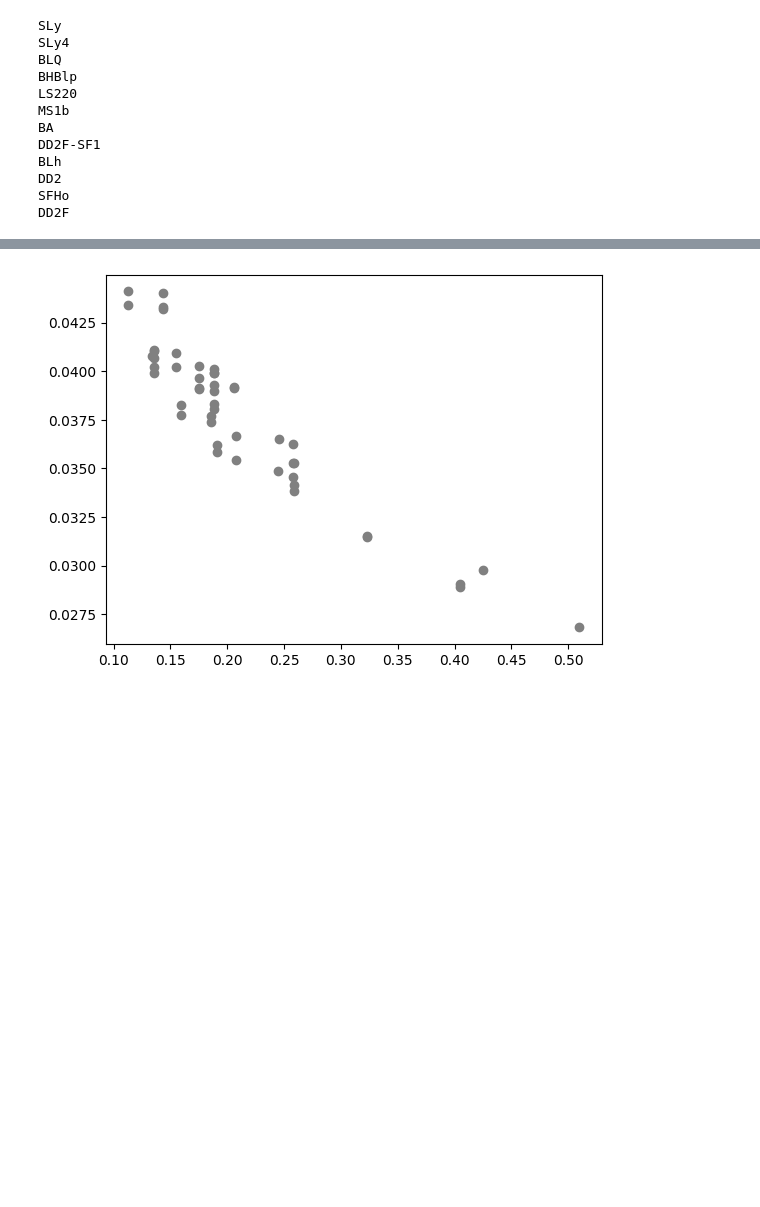
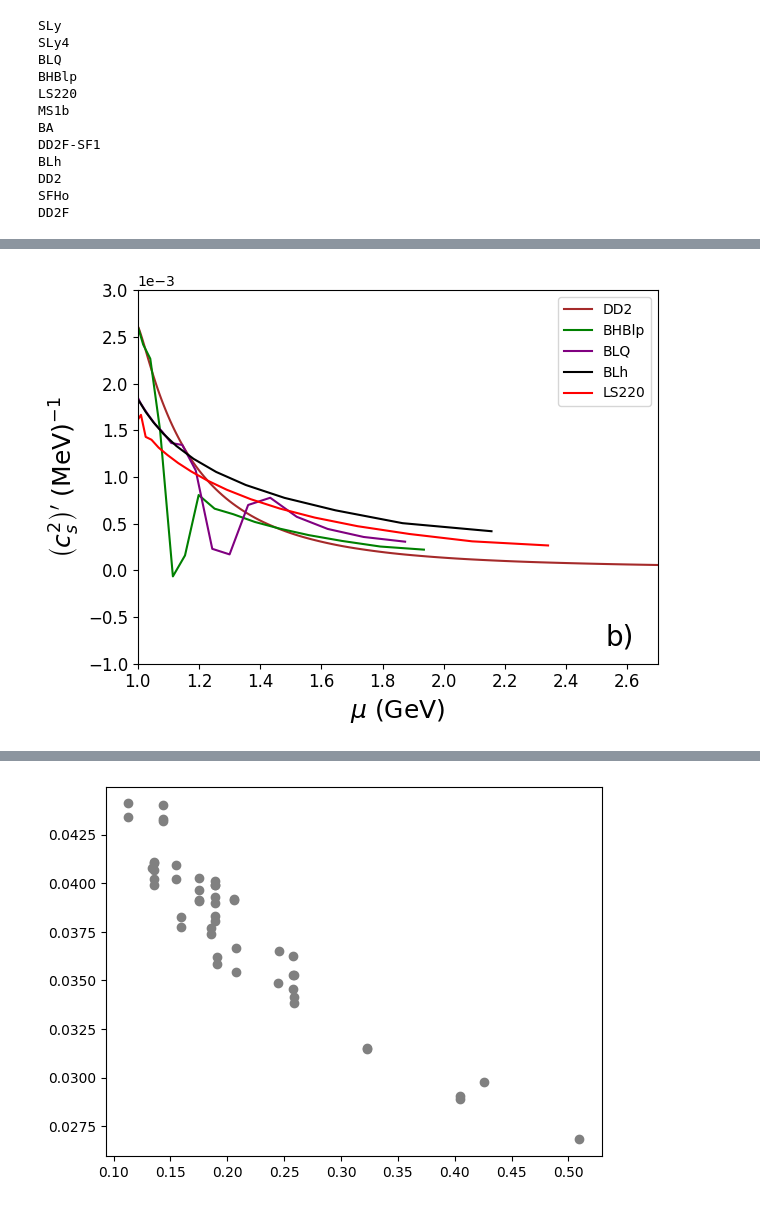
Before and after one commit to astro-man98/High_Density_Sound_Speed, a Jupyter notebook: cs2_mf2_analysis.ipynb, the cells around one changed output, grey strips where cells are left out. Drawn from its saved outputs; the diff is of its cells as text; code cells hidden in the pictures; blank space fills up the shorter version.

```diff
--- a/cs2_mf2_analysis.ipynb
+++ b/cs2_mf2_analysis.ipynb
@@ -118,6 +140,9 @@ RVSS_Mf2_list_1p35 = (2.7)*(RVSS_f2_list_1p35)*1000/freq_code_u_to_hz
 core_mvr_data = {}
 core_m_cs2_mub_Vavg_interp = {}
 core_M_pcentral_interp = {}
+core_M_R_interp = {}
+max_mass_core = {}
+
 
 for file in os.listdir('./MVR/CORE'):
     file_split = file.split("_")
@@ -126,3 +151,5 @@ for file in os.listdir('./MVR/CORE'):
     core_mvr_data[eos] = mvr_data
     core_m_cs2_mub_Vavg_interp[eos] = interp1d(mvr_data[:,0],mvr_data[:,6])
     core_M_pcentral_interp[eos] = interp1d(mvr_data[:,0],p_central)
+    core_M_R_interp[eos] = interp1d(core_mvr_data[eos][:,0],core_mvr_data[eos][:,1])
+    max_mass_core[eos] = max(mvr_data[:,0])
@@ -447,0 +382,27 @@ DD2F
+# %%
+axes_label_fontsize = 18
+tick_label_fontsize = 12
+text_fontsize = 20
+
+cs2p_mub_fig,cs2p_mub_axes = plt.subplots(1)
+for eos_name in core_subeos:
+    cs2p_mub_axes.plot(eos_mub[eos_name]/1000,eos_cs2p[eos_name],color=core_subeos[eos_name],label=eos_name)
+    cs2p_mub_axes.set_xlim([1.0,2.7])
+    cs2p_mub_axes.set_ylim([-0.001,0.003])
+
+    # cs2p_mub_axes.axhline(RVSS_List["I"][2],color = RVSS_List["I"][1],linestyle='--')
+    # cs2p_mub_axes.axhline(RVSS_List["II"][2],color = RVSS_List["II"][1],linestyle='--')
+    # cs2p_mub_axes.axhline(RVSS_List["III"][2],color = RVSS_List["III"][1],linestyle='--')
+    # cs2p_mub_axes.axhline(RVSS_List["IV"][2],color = RVSS_List["IV"][1],linestyle='--')
+    # cs2p_mub_axes.axhline(RVSS_List["V"][2],color = RVSS_List["V"][1],linestyle='--')
+    #plt.axvline(core_muTOV[eos_name]/1000,color=core_subeos[eos_name])
+cs2p_mub_axes.set_xlabel(r"$\mu\text{ (GeV)}$",fontsize=axes_label_fontsize)
+cs2p_mub_axes.set_ylabel(r"$\left(c_s^2\right)'\text{ (MeV)}^{-1}$",fontsize=axes_label_fontsize)
+cs2p_mub_axes.tick_params(labelsize=tick_label_fontsize)
+cs2p_mub_axes.ticklabel_format(style='sci',axis='y',scilimits=(-3.0,-3.0))
+cs2p_mub_axes.text(0.9,0.05,'b)',transform=cs2p_mub_axes.transAxes,fontsize=text_fontsize)
+cs2p_mub_axes.legend()
+cs2p_mub_fig.tight_layout()
+# cs2p_mub_fig.savefig('./Figures/Final_Paper_Figs/cs2p_mub.pdf',format='pdf',dpi=300)
+# %% [output]
+[figure, added]
```
Also changed, not shown: parts of 31 cells of this notebook, 10 other files.
